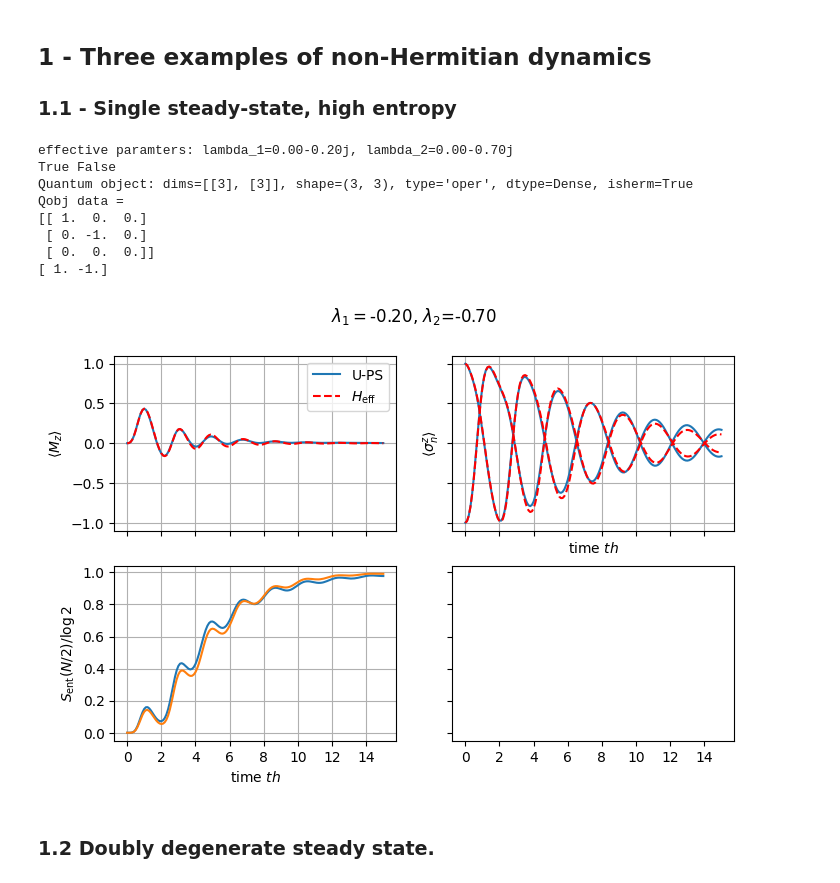
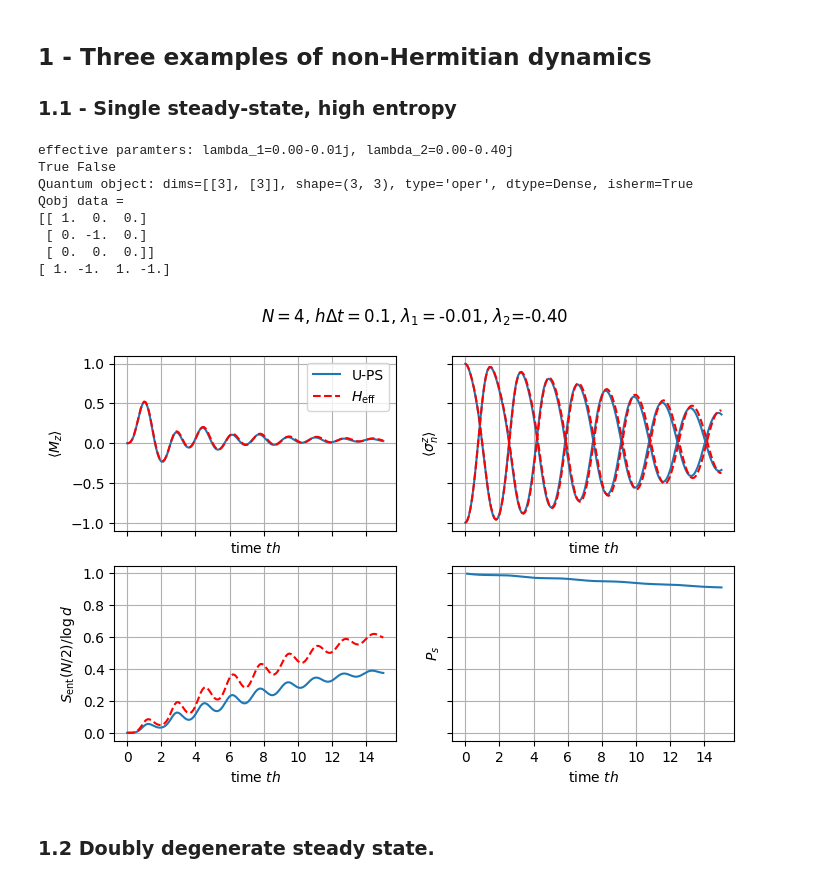
Before and after one commit to mwauters92/Non-hermitian-design, a Jupyter notebook: main.ipynb, the cells around one changed output. Saved outputs shown, nothing was run; the diff lists cells and outputs as text; code cells hidden in the pictures.

```diff
--- a/main.ipynb
+++ b/main.ipynb
@@ -33,8 +33,8 @@ Qobj data =
 ## 1 - Three examples of non-Hermitian dynamics
 ### 1.1 - Single steady-state, high entropy
 # %%
-N=2
-h, J, Omega= 1,5.3, 2*np.sqrt(2)
+N=4
+h, J, Omega= 1,4.0, 0.5
 tf = 15
 nstep = 150
 tvec = np.linspace(0,tf,nstep+1)
@@ -54,8 +54,8 @@ two_body_eff=[[2*lambda2,('p-', 0, 1), ('p-', 0, 1)]]
 H_qeff = build_hamiltonian(N,single_body_eff, two_body_eff,d=2)
 
 print(H_qutrit.isherm,H_qeff.isherm)
-psi0 = qt.basis([3]*N,n=[0,1])
-psi0_eff = qt.basis([2]*N,n=[0,1])
+psi0 = qt.basis([3]*N,n=[0,1]*(N//2))
+psi0_eff = qt.basis([2]*N,n=[0,1]*(N//2))
 
 Z01 = embedded_pauli('z',0,1)
 print(Z01)
@@ -64,14 +64,14 @@ e_evo_eff = [embed_on_site(qt.sigmaz(),j,N,d=2) for j in range(N)]
 print(qt.expect(e_evo,psi0))
 options={'progress':False}
 # %% [output]
-effective paramters: lambda_1=0.00-0.20j, lambda_2=0.00-0.70j
+effective paramters: lambda_1=0.00-0.01j, lambda_2=0.00-0.40j
 True False
 Quantum object: dims=[[3], [3]], shape=(3, 3), type='oper', dtype=Dense, isherm=True
 Qobj data =
 [[ 1.  0.  0.]
  [ 0. -1.  0.]
  [ 0.  0.  0.]]
-[ 1. -1.]
+[ 1. -1.  1. -1.]
 # %%
 res = time_evo(H_qutrit,psi0,tvec,P,N,measured_sites=[j for j in range(N)],e_ops=e_evo,
                force_proj=True,options=options)
@@ -84,48 +85,52 @@ res2 = time_evo(H_qeff,psi0_eff,tvec,P,N,measured_sites=[],e_ops=e_evo_eff, opti
 
 fig,ax = plt.subplots(nrows=2,ncols=2,sharex=True, sharey='row')
 fig.set_size_inches([8,5])
-fig.suptitle(rf"$\lambda_1=${lambda1.imag:.2f}, $\lambda_2$={lambda2.imag:.2f}")
+fig.suptitle(rf"$N={N}$, $h\Delta t=0.1$, $\lambda_1=${lambda1.imag:.2f}, $\lambda_2$={lambda2.imag:.2f}")
 ax[0,0].plot(tvec,sum(res.expect)/2,label='U-PS')
 #ax[0].plot(trand,sum(res_rand.expect)/2,'g-.',label='R-PS')
 ax[0,0].plot(tvec,sum(res2.expect)/2,'r--',label=r'$H_{\rm eff}$')
 ax[1,0].set_xlabel(r'time $t h$')
+ax[1,1].set_xlabel(r'time $t h$')
+ax[0,0].set_xlabel(r'time $t h$')
 ax[0,0].set_ylabel(r'$\langle M_z \rangle$')
 ax[0,0].legend()
 ax[0,0].grid()
 ax[0,0].set_xticks(np.arange(0,16,2))
 
 ax[0,1].grid()
-ax[0,1].plot(tvec,res.expect[0],label='U-PS',c='C0')
-ax[0,1].plot(tvec,res.expect[1],label='U-PS',c='C0')
+ax[0,1].plot(tvec,np.array(res.expect[0::2]).mean(axis=0),label='U-PS',c='C0')
+ax[0,1].plot(tvec,np.array(res.expect[1::2]).mean(axis=0),label='U-PS',c='C0')
 #ax[1].plot(trand,res_rand.expect[0],'g-.',label='R-PS')
 #ax[1].plot(trand,res_rand.expect[1],'g-.',label='R-PS')
-ax[0,1].plot(tvec,res2.expect[0],'r--',label=r'$H_{\rm eff}$')
-ax[0,1].plot(tvec,res2.expect[1],'r--',label=r'$H_{\rm eff}$')
+ax[0,1].plot(tvec,np.array(res2.expect[0::2]).mean(axis=0),'r--',label=r'$H_{\rm eff}$')
+ax[0,1].plot(tvec,np.array(res2.expect[1::2]).mean(axis=0),'r--',label=r'$H_{\rm eff}$')
 ax[0,1].set_xlabel(r'time $t h$')
 ax[0,1].set_ylabel(r'$\langle \sigma^z_n \rangle$')
 
 
 
-ax[1,0].plot(tvec,get_entanglement(res.states,[0])/np.log(2))
-ax[1,0].plot(tvec,get_entanglement(res2.states,[0])/np.log(2))
+ax[1,0].plot(tvec,get_entanglement(res.states,[j for j in range(N//2)])/np.log(3))
+ax[1,0].plot(tvec,get_entanglement(res2.states,[j for j in range(N//2)])/np.log(2),'r--')
 ax[1,0].grid()
-ax[1,0].set_ylabel(r'$S_{\rm ent}(N/2)/\log 2$')
+ax[1,0].set_ylabel(r'$S_{\rm ent}(N/2)/\log d$')
 
-#ax[1,1].plot(tvec[1:],np.cumsum(1-np.array(res.measurement_outcomes[1:])))
+ax[1,1].plot(tvec[1:],np.cumprod(np.array(res.measurement_outcomes[1:])))
+ax[1,1].set_ylabel(r'$P_s$')
+ax[1,1].grid()
 '''
 plt.plot(tvec,res.expect[0])
 plt.plot(tvec,res.expect[1])
 
 plt.plot(trand,res_rand.expect[0],'-.')
 plt.plot(trand,res_rand.expect[1],'-.')
 
 plt.plot(tvec,res2.expect[0],'--')
 plt.plot(tvec,res2.expect[1],'--')
 plt.xlabel(r"time $t h_x$")
 '''
-fig.savefig('N2_entangled.pdf',bbox_inches='tight')
+fig.savefig(f'N{N}_entangled.pdf',bbox_inches='tight')
 # %% [output]
-[figure, old version]
+[figure, new version]
 # %% [markdown]
 ### 1.2 Doubly degenerate steady state.
 # %%
```
Also changed, not shown: parts of 12 cells of this notebook, 1 other file.
